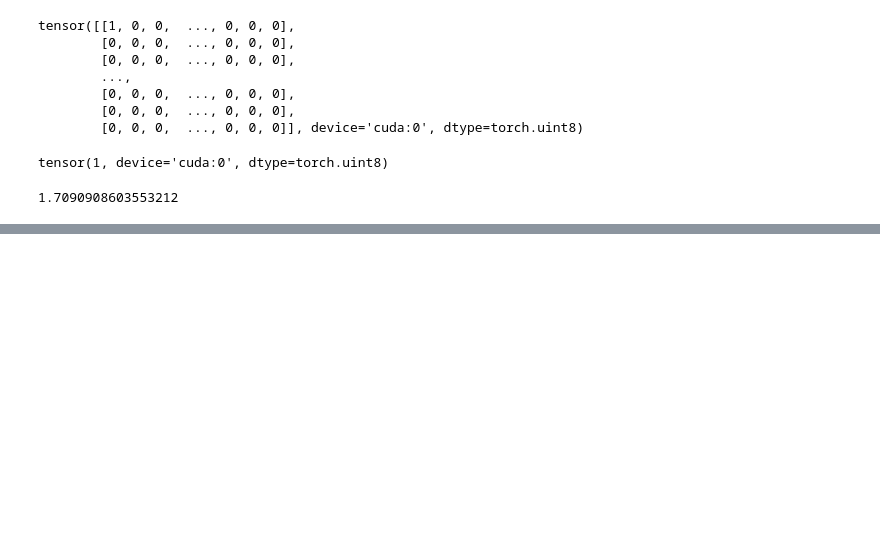
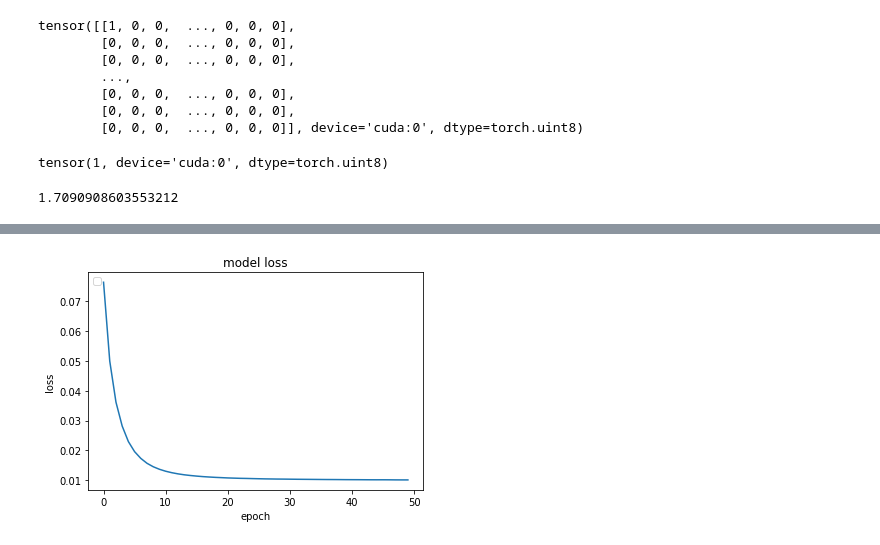
Before and after one commit to DavidTsat/master_thesis_project, a Jupyter notebook: root.ipynb, the cells around one changed output, grey strips where cells are left out. Saved outputs shown, nothing was run; the diff lists cells and outputs as text; code cells hidden in the pictures; blank space fills up the shorter version.

```diff
--- a/root.ipynb
+++ b/root.ipynb
@@ -826,0 +875,11 @@ tensor(0, device='cuda:0')
+# %%
+mask_arr = torch.FloatTensor((np.random.rand(negative_feedback_mask.shape[0], negative_feedback_mask.shape[1]) > 0.35)).to(device)
+# %%
+X = negative_feedback_mask.cpu().numpy()
+y = (negative_feedback_mask*mask_arr).cpu().numpy()
+# %%
+model = autoEncoder(X)
+
+model.compile(optimizer = Adam(lr=0.0001), loss='mse')
+
+model.summary()
@@ -826,0 +907,6 @@ tensor(0, device='cuda:0')
+# %%
+hist = model.fit(x=X, y=y,
+                  epochs=50,
+                  batch_size=128,
+                  shuffle=True,
+                  validation_split=0.0)
@@ -826,0 +931,16 @@ tensor(0, device='cuda:0')
+# %%
+def plot_hist(hist):
+    # summarize history for loss
+    fig, ax = plt.subplots()  # create figure & 1 axis
+
+    plt.title('model loss')
+    plt.ylabel('loss')
+    plt.xlabel('epoch')
+    plt.legend(['train', 'test'], loc='upper left')
+
+    plt.plot(hist.history['loss'])
+    #plt.plot(hist.history['val_loss'])
+
+plot_hist(hist)
+# %% [output]
+[figure, added]
```
Also changed, not shown: parts of 40 cells of this notebook, 1 other file.
